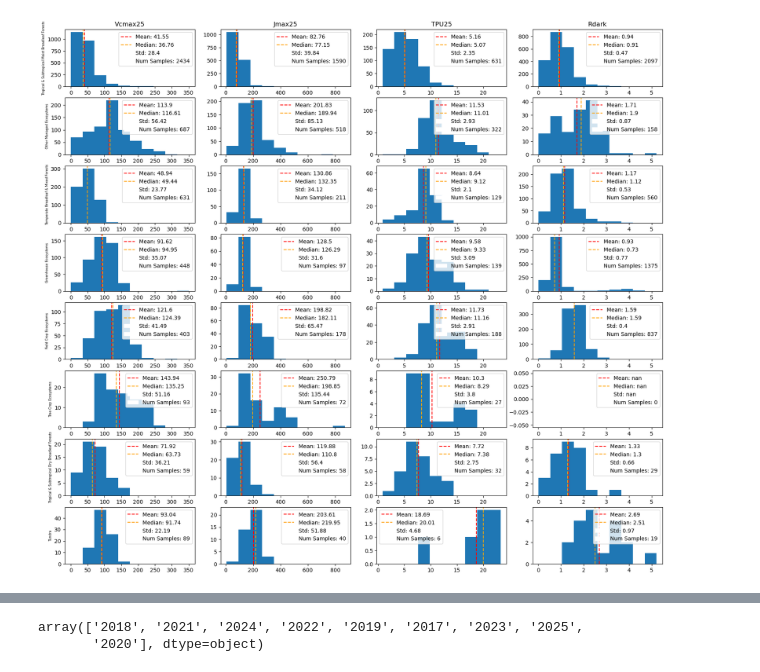
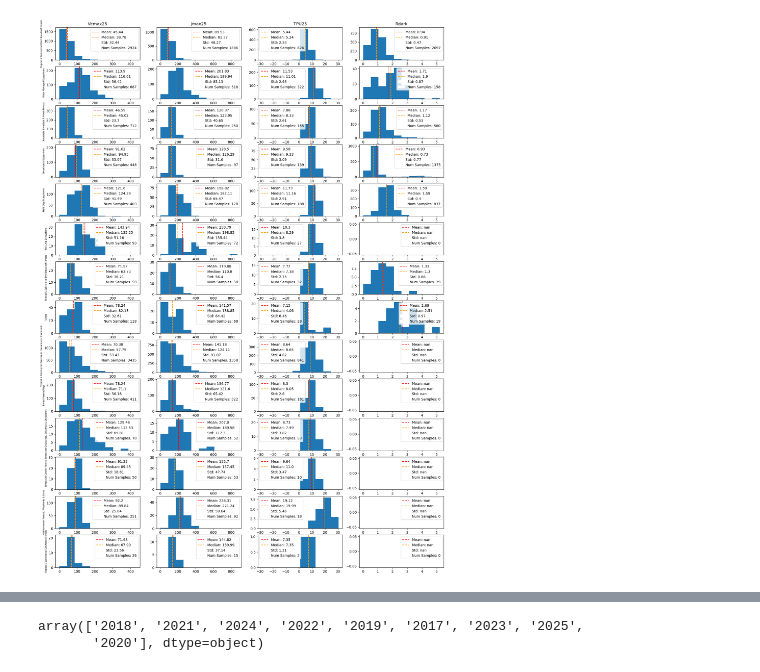
Before and after one commit to Ruhaan-Singh/Photosynthesis, a Jupyter notebook: Notebooks/Variability.ipynb, the cells around one changed output, grey strips where cells are left out. Drawn from its saved outputs; the diff is of its cells as text; code cells hidden in the pictures.

```diff
--- a/Notebooks/Variability.ipynb
+++ b/Notebooks/Variability.ipynb
@@ -9,14 +11,26 @@ import rasterio
 # %%
-database1 = pd.read_csv("/Users/rishi/Documents/ORNL Internships/25/Database_p1.csv", encoding='latin1')
-database2 = pd.read_csv("/Users/rishi/Documents/ORNL Internships/25/Database_p2.csv", encoding='latin1')
-database3 = pd.read_csv("/Users/rishi/Documents/ORNL Internships/25/Database_p3.csv", encoding='latin1')
-biomes = pd.read_csv("/Users/rishi/Documents/ORNL Internships/25/Biomes.csv")
-
-
-database = pd.concat([database1,database2,database3],ignore_index=True)
-database = pd.merge(database,biomes,on='Biome_number')
+database1 = pd.read_csv("/Users/rishi/Documents/ORNL Internships/25/Data/CSVs/Database_p1.csv", encoding='latin1')
+database2 = pd.read_csv("/Users/rishi/Documents/ORNL Internships/25/Data/CSVs/Database_p2.csv", encoding='latin1')
+database3 = pd.read_csv("/Users/rishi/Documents/ORNL Internships/25/Data/CSVs/Database_p3.csv", encoding='latin1')
+biomes = pd.read_csv("/Users/rishi/Documents/ORNL Internships/25/Data/Spatial/Olsen_Biome/Biomes.csv")
+kumar_processed = pd.read_csv("/Users/rishi/Documents/ORNL Internships/25/Data/CSVs/kumarathunge_processed.csv")
+shape = gpd.read_file("/Users/rishi/Documents/ORNL Internships/25/Data/Spatial/Olsen_Biome/official/wwf_terr_ecos.shp")
+# %%
+database = pd.concat([database1,database2,database3],ignore_index=True)
+
+Biome = []
+
+for i in range(len(kumar_processed)):
+    pt = Point(kumar_processed['Longitude'][i], kumar_processed['Latitude'][i])
+    Biome.append(shape.loc[shape['geometry'].contains(pt), 'BIOME'].values[0])
+
+kumar_processed['Biome_number'] = Biome
+
+database = pd.concat([database,kumar_processed],ignore_index=True)
+
+database = pd.merge(database,biomes,on='Biome_number')
 # %%
-figs,ax = plt.subplots(8,4, figsize=(20,18))
+figs,ax = plt.subplots(14,4, figsize=(20,28))
 
 params = ['Vcmax25','Jmax25','TPU25','Rdark']
 biomes = database['Biome'].unique()
@@ -24,32 +38,32 @@ biomes = database['Biome'].unique()
 for i in range(len(biomes)):
     temp = database[database['Biome'] == biomes[i]]
     for j in range(len(params)):
 
         temp1 = temp.dropna(subset=[params[j]])
         ax[i,j].hist(temp1[params[j]], range=(np.nanmin(database[params[j]]), np.nanmax(database[params[j]])))
 
         mean = np.round(np.mean(temp1[params[j]]), decimals=2)
         median = np.round(np.median(temp1[params[j]]), decimals=2)
         std_dev = np.round(np.std(temp1[params[j]]), decimals=2)
         num_samples = len(temp1[params[j]])
 
         ax[i,j].axvline(mean, color='red', linestyle='dashed',label=f"Mean: {mean}")
         ax[i,j].axvline(median, color='orange', linestyle='dashed',label=f"Median: {median}")
 
         red_patch = mpatches.Patch(color='white', label= f"Std: {std_dev}")
         red_patch1 = mpatches.Patch(color='white', label= f"Num Samples: {num_samples}")
 
         handles, labels = ax[i,j].get_legend_handles_labels()
         handles.extend([red_patch,red_patch1])
 
         ax[i,j].legend(handles=handles)
 
         if i == 0:
             ax[i,j].set_title(params[j])
         if j == 0:
             ax[i,j].set_ylabel(biomes[i],fontsize=6)
 
 plt.show()
 # %% [output]
-[figure, old version]
+[figure, new version]
 # %%
```
Also changed, not shown: parts of 5 cells of this notebook, 9 other files.
